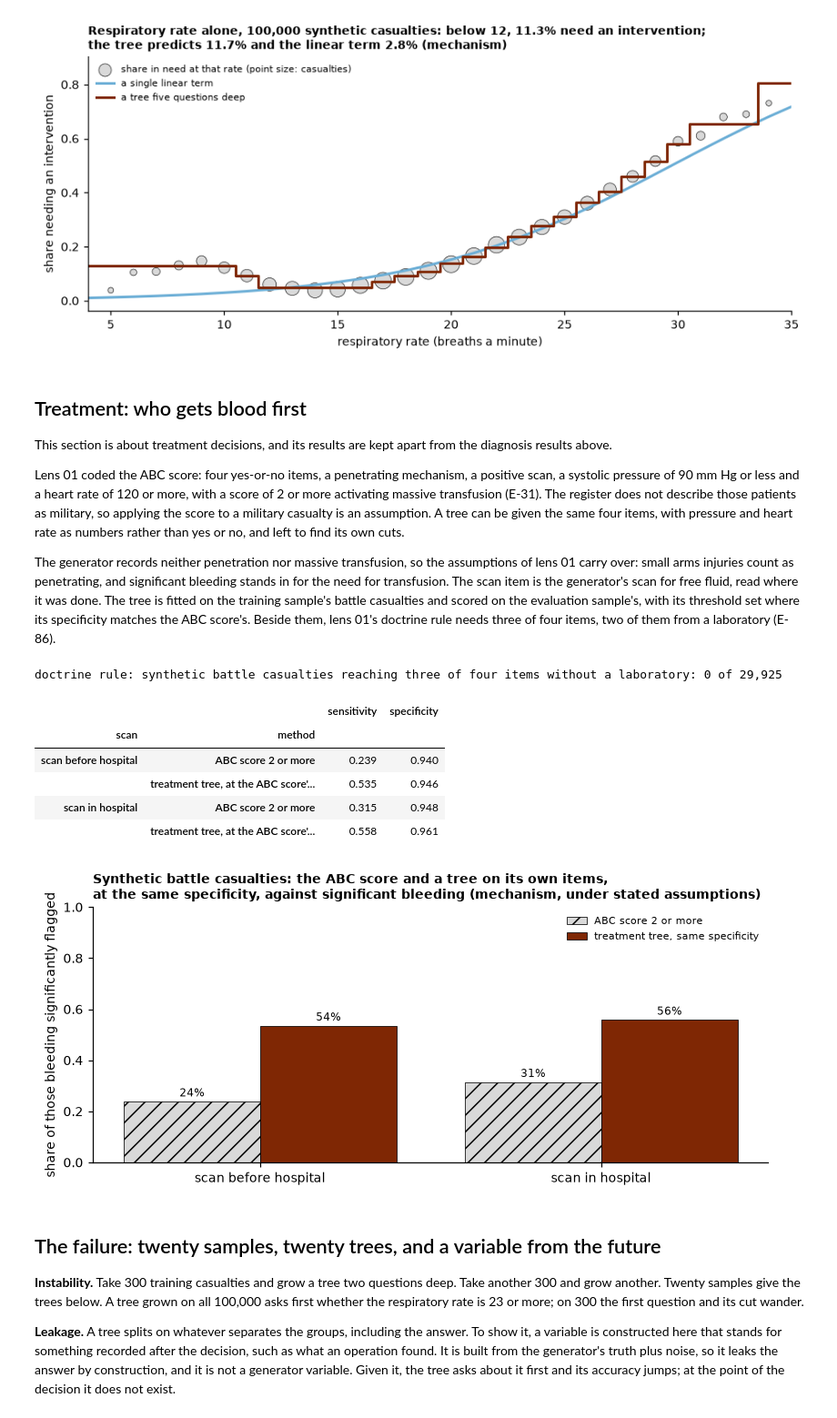
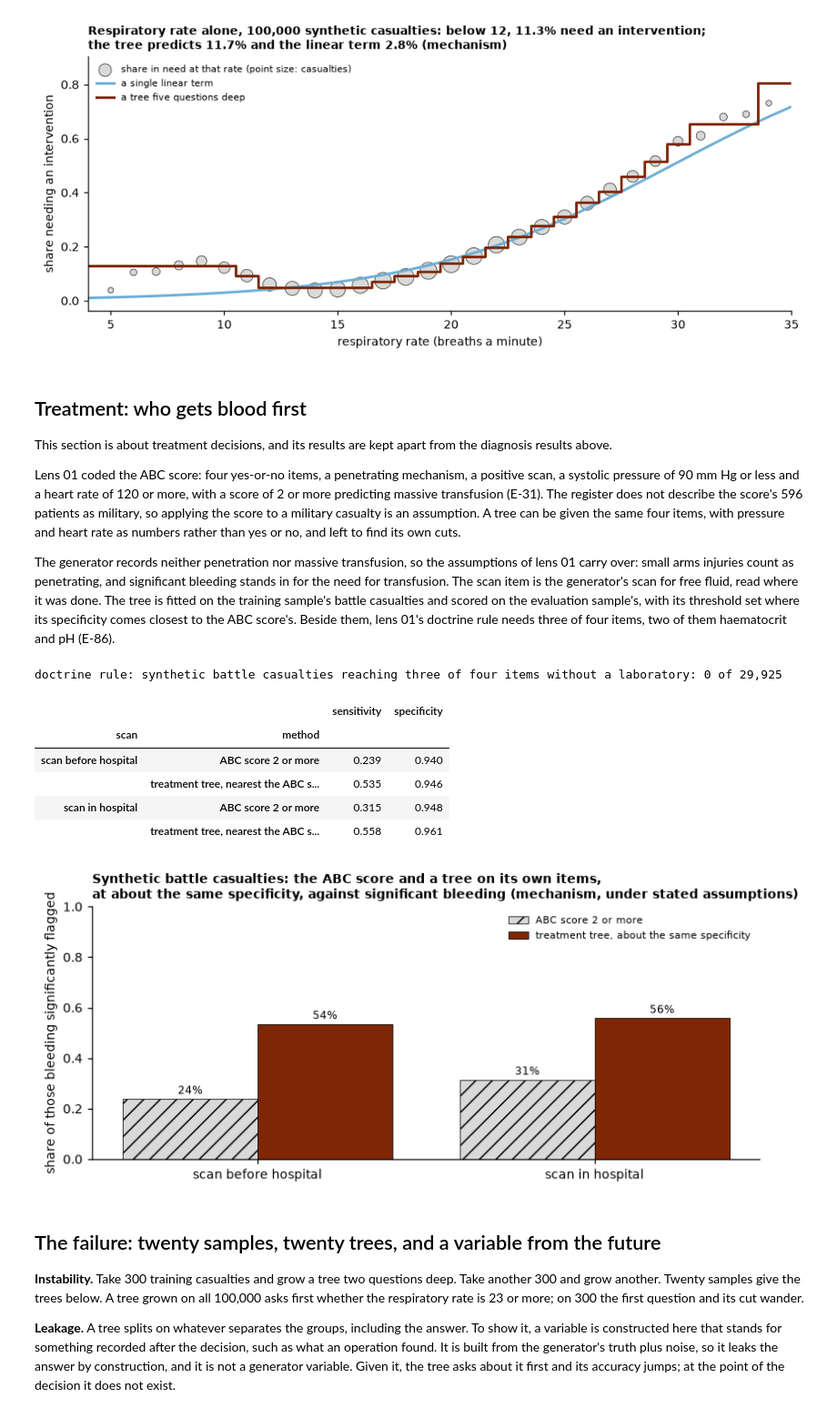
Before and after one commit to RossTylr/inference-labs, a Jupyter notebook: notebooks/04_decision_trees.ipynb, the cells around one changed output. Shown at 91% size. Cells and saved outputs as stored; diff of their text form; code cells hidden in the pictures.

Commit message:
Slice 4: cut sourced sentences back to the register
Co-Authored-By: Claude Opus 5.5 <noreply@anthropic.com>

```diff
--- a/notebooks/04_decision_trees.ipynb
+++ b/notebooks/04_decision_trees.ipynb
@@ -332,16 +332,16 @@ plt.show()
 
 This section is about treatment decisions, and its results are kept apart from the diagnosis results above.
 
-Lens 01 coded the ABC score: four yes-or-no items, a penetrating mechanism, a positive scan, a systolic pressure of 90 mm Hg or less and a heart rate of 120 or more, with a score of 2 or more activating massive transfusion (E-31). The register does not describe those patients as military, so applying the score to a military casualty is an assumption. A tree can be given the same four items, with pressure and heart rate as numbers rather than yes or no, and left to find its own cuts.
+Lens 01 coded the ABC score: four yes-or-no items, a penetrating mechanism, a positive scan, a systolic pressure of 90 mm Hg or less and a heart rate of 120 or more, with a score of 2 or more predicting massive transfusion (E-31). The register does not describe the score's 596 patients as military, so applying the score to a military casualty is an assumption. A tree can be given the same four items, with pressure and heart rate as numbers rather than yes or no, and left to find its own cuts.
 
-The generator records neither penetration nor massive transfusion, so the assumptions of lens 01 carry over: small arms injuries count as penetrating, and significant bleeding stands in for the need for transfusion. The scan item is the generator's scan for free fluid, read where it was done. The tree is fitted on the training sample's battle casualties and scored on the evaluation sample's, with its threshold set where its specificity matches the ABC score's. Beside them, lens 01's doctrine rule needs three of four items, two of them from a laboratory (E-86).
+The generator records neither penetration nor massive transfusion, so the assumptions of lens 01 carry over: small arms injuries count as penetrating, and significant bleeding stands in for the need for transfusion. The scan item is the generator's scan for free fluid, read where it was done. The tree is fitted on the training sample's battle casualties and scored on the evaluation sample's, with its threshold set where its specificity comes closest to the ABC score's. Beside them, lens 01's doctrine rule needs three of four items, two of them haematocrit and pH (E-86).
 # %%
 rows = []
 for setting in trees.SETTINGS:
     r = trees.treatment_results(setting)
     rows.append({"scan": baseline.SETTING_NAMES[setting], "method": "ABC score 2 or more",
                  "sensitivity": r["abc"]["sensitivity"][0], "specificity": r["abc"]["specificity"][0]})
-    rows.append({"scan": baseline.SETTING_NAMES[setting], "method": "treatment tree, at the ABC score's specificity",
+    rows.append({"scan": baseline.SETTING_NAMES[setting], "method": "treatment tree, nearest the ABC score's specificity",
                  "sensitivity": r["tree"]["sensitivity"][0], "specificity": r["tree"]["specificity"][0]})
 bedside = trees.treatment_results("pre_hospital")["doctrine bedside items"]
 print(f"doctrine rule: synthetic battle casualties reaching three of four items without a laboratory: "
@@ -352,29 +352,29 @@ doctrine rule: synthetic battle casualties reaching three of four items without
 |  |  | sensitivity | specificity |
 | scan | method |  |  |
 | scan before hospital | ABC score 2 or more | 0.239 | 0.940 |
-|  | treatment tree, at the ABC score'... | 0.535 | 0.946 |
+|  | treatment tree, nearest the ABC s... | 0.535 | 0.946 |
 | scan in hospital | ABC score 2 or more | 0.315 | 0.948 |
-|  | treatment tree, at the ABC score'... | 0.558 | 0.961 |
+|  | treatment tree, nearest the ABC s... | 0.558 | 0.961 |
 # %%
 fig, ax = plt.subplots(figsize=(7.5, 3.4))
 x = np.arange(len(trees.SETTINGS))
 abc = [trees.treatment_results(s)["abc"]["sensitivity"][0] for s in trees.SETTINGS]
 tree_ = [trees.treatment_results(s)["tree"]["sensitivity"][0] for s in trees.SETTINGS]
 ax.bar(x - 0.2, abc, 0.4, color=LIGHT, edgecolor="black", hatch="//", linewidth=0.5, label="ABC score 2 or more")
-ax.bar(x + 0.2, tree_, 0.4, color=DARK, edgecolor="black", linewidth=0.5, label="treatment tree, same specificity")
+ax.bar(x + 0.2, tree_, 0.4, color=DARK, edgecolor="black", linewidth=0.5, label="treatment tree, about the same specificity")
 for xi, a, b in zip(x, abc, tree_):
     ax.text(xi - 0.2, a + 0.02, f"{a:.0%}", ha="center", fontsize=8)
     ax.text(xi + 0.2, b + 0.02, f"{b:.0%}", ha="center", fontsize=8)
 ax.set_xticks(x, [baseline.SETTING_NAMES[s] for s in trees.SETTINGS])
 ax.set_ylim(0, 1)
 ax.set_ylabel("share of those bleeding significantly flagged")
 ax.legend(fontsize=7, frameon=False)
-ax.set_title("Synthetic battle casualties: the ABC score and a tree on its own items,\nat the same specificity, "
+ax.set_title("Synthetic battle casualties: the ABC score and a tree on its own items,\nat about the same specificity, "
              "against significant bleeding (mechanism, under stated assumptions)", loc="left", fontsize=9)
 plt.tight_layout()
 plt.show()
 # %% [output]
-[figure, old version]
+[figure, new version]
 # %% [markdown]
 ## The failure: twenty samples, twenty trees, and a variable from the future
 
```
Also changed, not shown: parts of 6 cells of this notebook, 2 other files.
